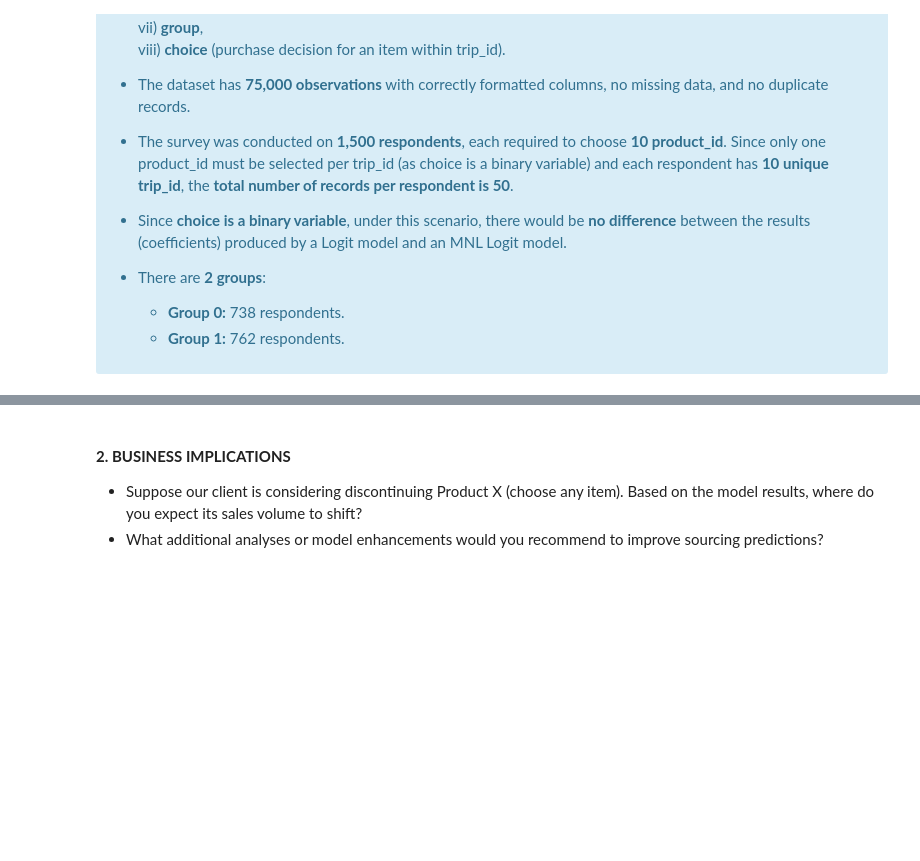
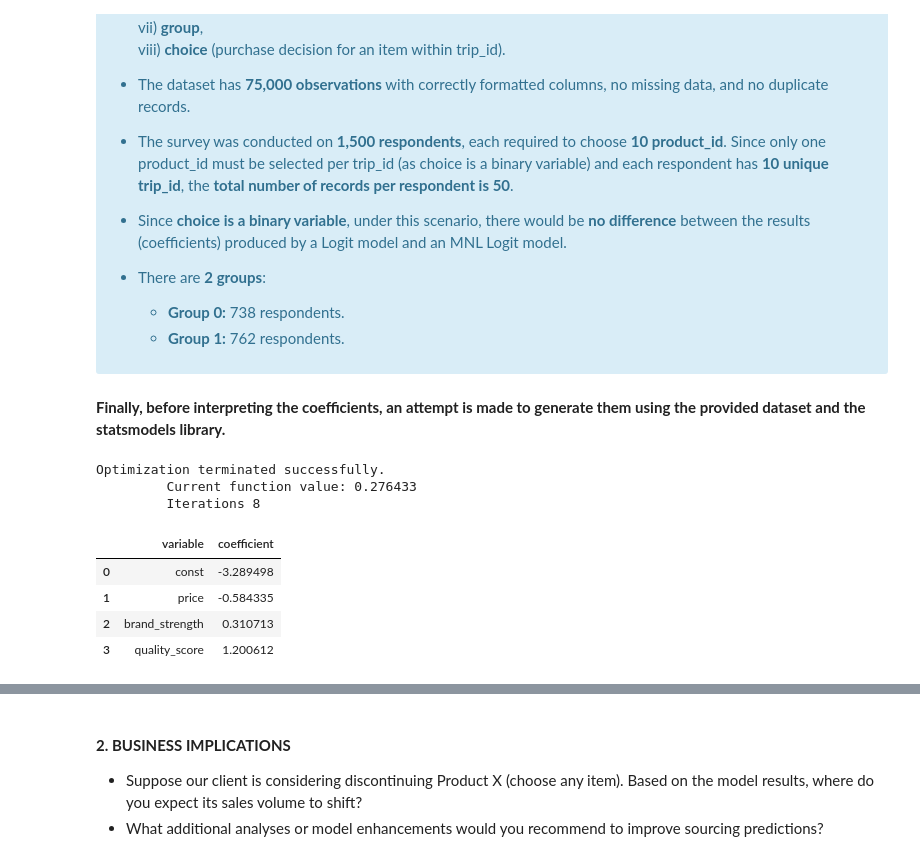
Before and after one commit to DavidGuzzi/Python-Projects, a Jupyter notebook: astrea/davidguzzi_deliverable.ipynb, the cells around one changed output, grey strips where cells are left out. Drawn from its saved outputs; the diff is of its cells as text; code cells hidden in the pictures; blank space fills up the shorter version.

```diff
--- a/astrea/davidguzzi_deliverable.ipynb
+++ b/astrea/davidguzzi_deliverable.ipynb
@@ -194,3 +194,25 @@ From the dataset observation, the following points can be noted:
   - <strong>Group 1:</strong> 762 respondents.
 </p>
 </div>
+# %% [markdown]
+**Finally, before interpreting the coefficients, an attempt is made to generate them using the provided dataset and the statsmodels library.**
+# %%
+x = respondents_data[['price', 'brand_strength', 'quality_score']]
+y = respondents_data['choice']
+
+X = sm.add_constant(x)
+
+model = sm.MNLogit(y, X)
+results = model.fit()
+coefs = pd.DataFrame(results.params).reset_index()
+coefs.columns = ['variable', 'coefficient']
+coefs
+# %% [output]
+Optimization terminated successfully.
+         Current function value: 0.276433
+         Iterations 8
+|  | variable | coefficient |
+| 0 | const | -3.289498 |
+| 1 | price | -0.584335 |
+| 2 | brand_strength | 0.310713 |
+| 3 | quality_score | 1.200612 |
```
Also changed, not shown: parts of 3 cells of this notebook.
